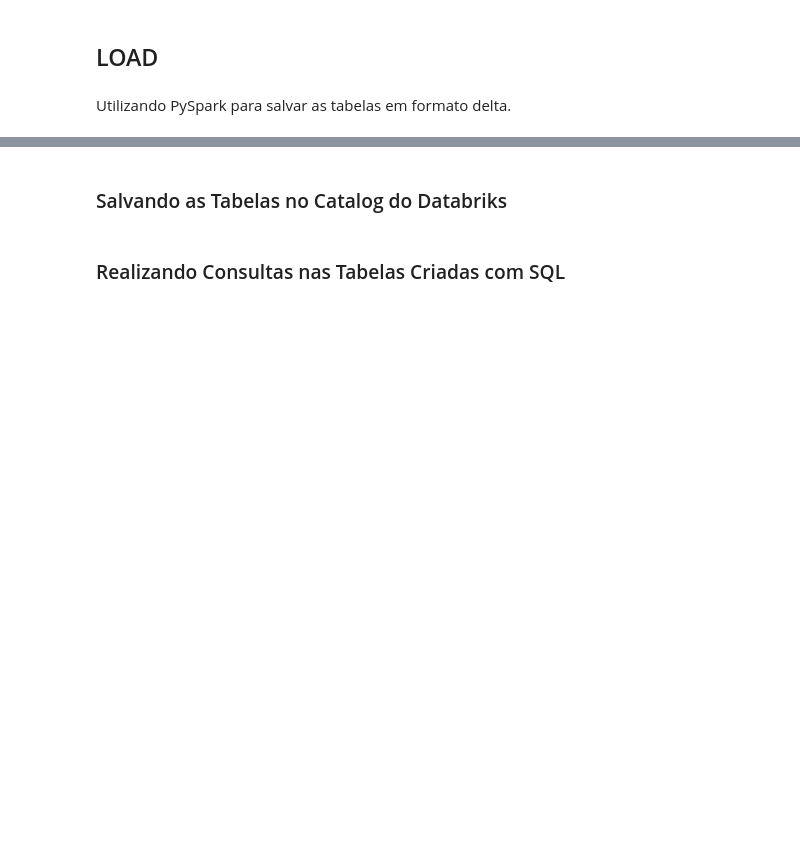
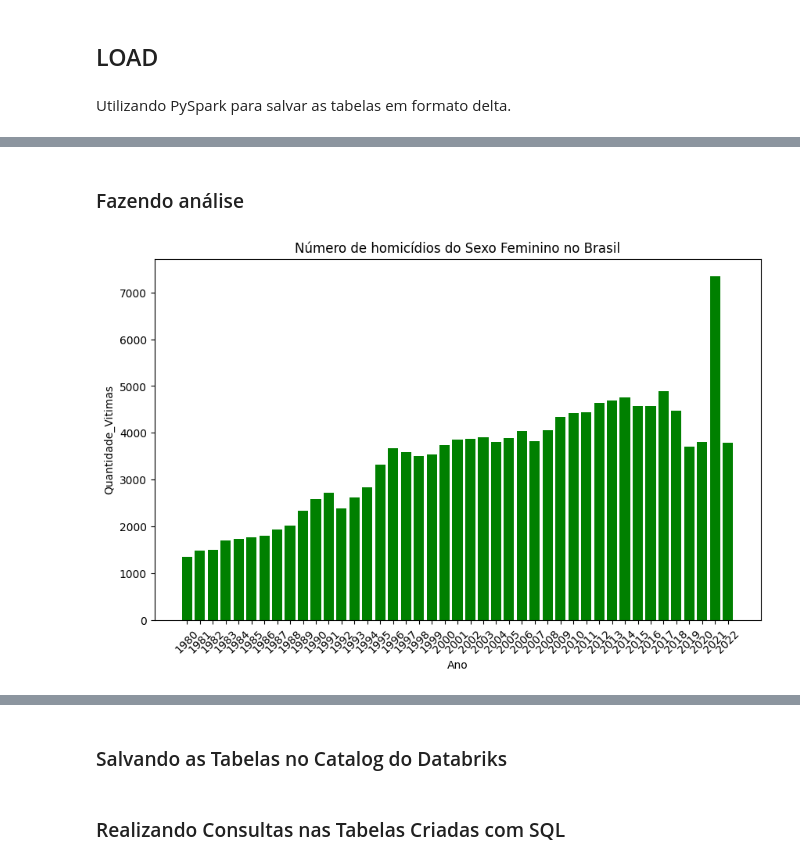
Before and after one commit to JhonCostaDev/Projeto-Extra-o-dados---Ada-Coders-2024, a Jupyter notebook: feminicidio/projeto_extracao_dados.ipynb, the cells around one changed output, grey strips where cells are left out. Saved outputs shown, nothing was run; the diff lists cells and outputs as text; code cells hidden in the pictures; blank space fills up the shorter version.

```diff
--- a/feminicidio/projeto_extracao_dados.ipynb
+++ b/feminicidio/projeto_extracao_dados.ipynb
@@ -388,0 +362,3 @@ feminicidios_municipios = ps.DataFrame(df_municipios)
+# %%
+new_df = pd.read_parquet('silver/feminicidios.parquet')
+new_df
@@ -388,0 +379,24 @@ feminicidios_municipios = ps.DataFrame(df_municipios)
+# %% [markdown]
+### Fazendo análise
+# %%
+fortaleza = new_df[ new_df['municipio'] == 'Fortaleza']
+ceara = new_df[ new_df['sigla'] == 'CE']
+brasil = new_df[ new_df['regiao'] == 'Brasil']
+# %%
+import matplotlib.pyplot as plt
+
+fig, ax = plt.subplots(figsize=(10, 6))
+ax.bar(brasil['ano'], brasil['vitimas(quantidade)'], color='green')
+
+# Rotulos
+plt.xlabel('Ano')
+plt.ylabel('Quantidade_Vitimas')
+plt.title('Número de homicídios do Sexo Feminino no Brasil')
+
+#Ajustando o range das barras.
+ax.set_xticks(range(1980, 2023))
+ax.set_xticklabels(range(1980, 2023), rotation=45)
+
+plt.show()
+# %% [output]
+[figure, added]
```
Also changed, not shown: parts of 82 cells of this notebook, 1 other file.
